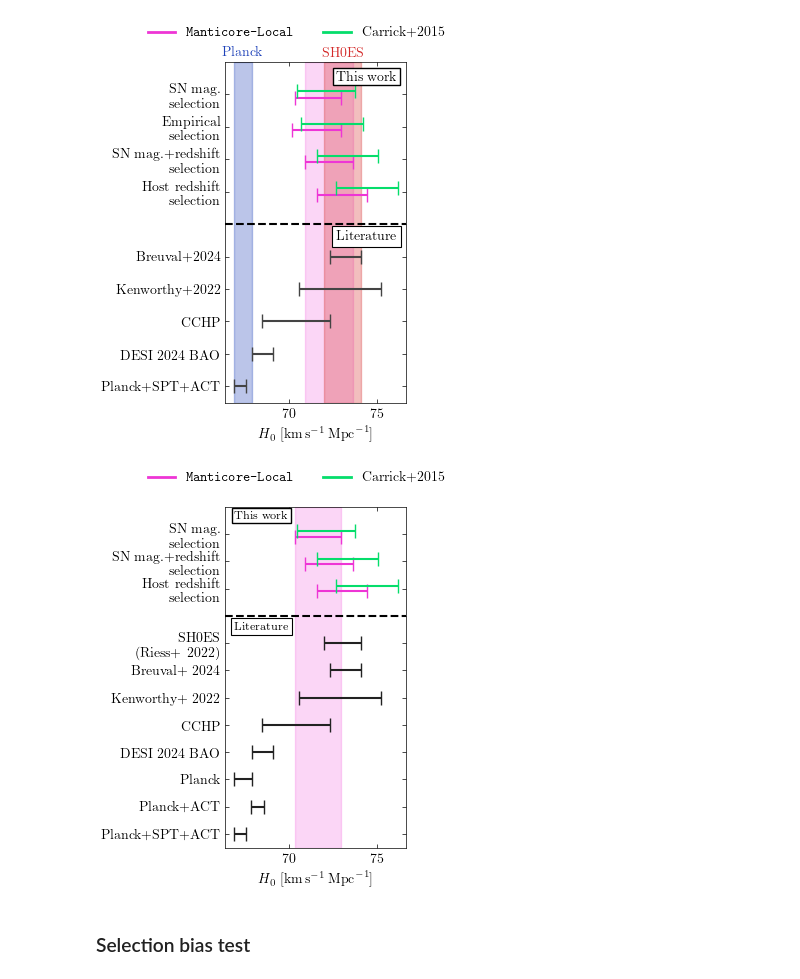
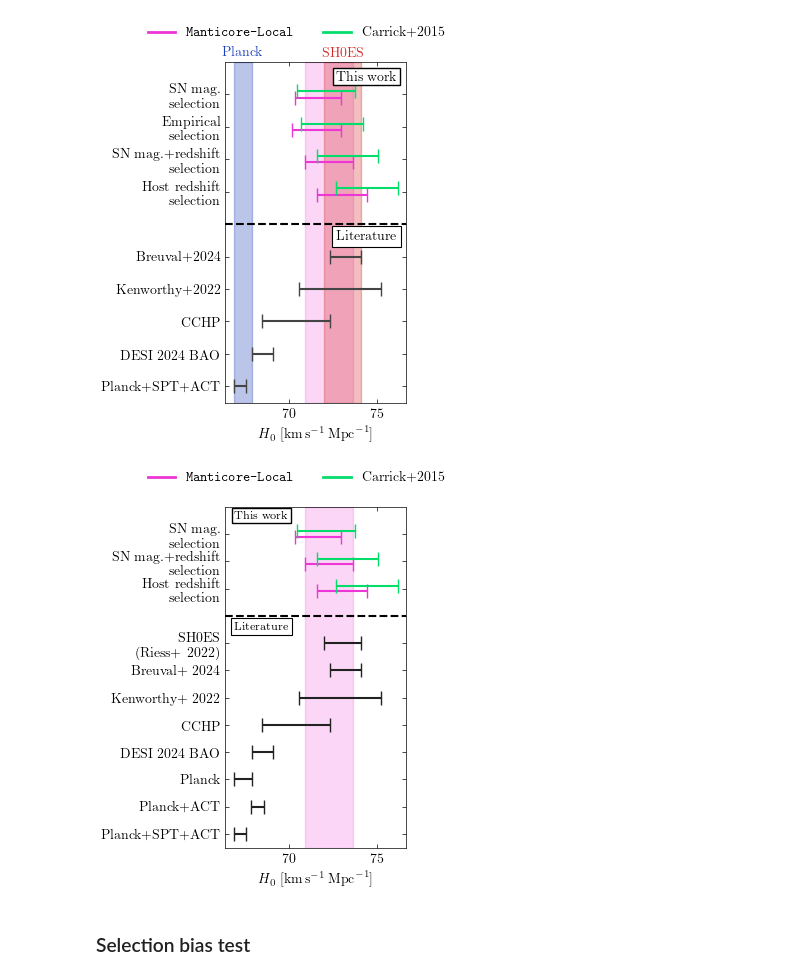
Before and after one commit to Richard-Sti/CANDEL, a Jupyter notebook: notebooks/paper_SH0ES/paper_plots.ipynb, the cells around one changed output. Drawn from its saved outputs; the diff is of its cells as text; code cells hidden in the pictures.

```diff
--- a/notebooks/paper_SH0ES/paper_plots.ipynb
+++ b/notebooks/paper_SH0ES/paper_plots.ipynb
@@ -1164,7 +1164,7 @@ with plt.style.context("science"):
 
     # Fiducial band: Manticore joint selection carried down the figure
     fid_idx = [i for i, (sel, ds) in enumerate(zip(sel_labels, dataset_labels))
-               if ("SN mag." in sel) and (ds == "Manticore")][0]
+               if ("SN mag.+redshift" in sel) and (ds == "Manticore")][0]
     fid_mu = med[fid_idx]
     fid_lo = fid_mu - errm[fid_idx]
     fid_hi = fid_mu + errp[fid_idx]
@@ -1199,34 +1199,34 @@ with plt.style.context("science"):
 
     # Annotations
     ax.text(0.05, 0.99, "This work", ha="left", va="top", weight="bold",
             transform=ax.transAxes, fontsize="small",
             bbox=dict(facecolor="white", edgecolor="black",
                       boxstyle="square,pad=0.2"))
 
     ax.text(0.05, sep_y - 0.2, "Literature", ha="left", va="top", weight="bold",
             fontsize="small", transform=ax.get_yaxis_transform(),
             bbox=dict(facecolor="white", edgecolor="black",
                       boxstyle="square", linewidth=0.8))
 
     # Legend for the two reconstructions only
     manticore_handle = mlines.Line2D([], [], color=manticore_col, lw=2,
                                      label=r"\texttt{Manticore-Local}")
     carrick_handle   = mlines.Line2D([], [], color=carrick_col, lw=2,
                                      label=r"Carrick+2015")
     ax.legend(handles=[manticore_handle, carrick_handle],
               loc="lower left", ncol=2, bbox_to_anchor=(-0.5, 1.03),
               frameon=False)
 
     ax.set_ylim(lit_base - len(literature) + 0.5, nsel)
     ax.set_xlabel(r"$H_0~[\mathrm{km}\,\mathrm{s}^{-1}\,\mathrm{Mpc}^{-1}]$")
     ax.set_ylabel("")
     ax.minorticks_off()
 
     fig.tight_layout()
     plt.savefig("/Users/rstiskalek/Downloads/H0_stacked.pdf", dpi=500)
     plt.show()
 # %% [output]
-[figure, old version]
+[figure, new version]
 # %% [markdown]
 ### Selection bias test
 # %%
```
Also changed, not shown: parts of 8 cells of this notebook.
